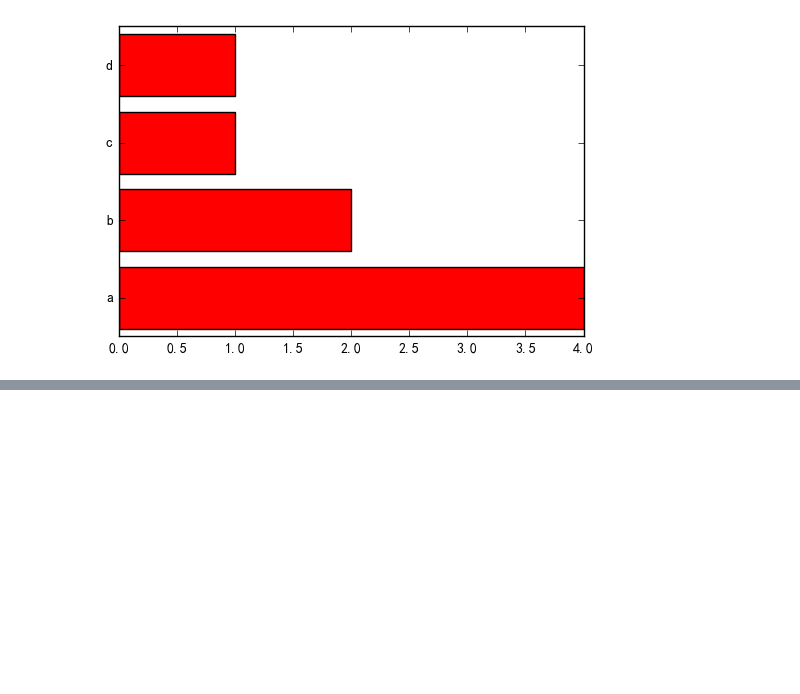
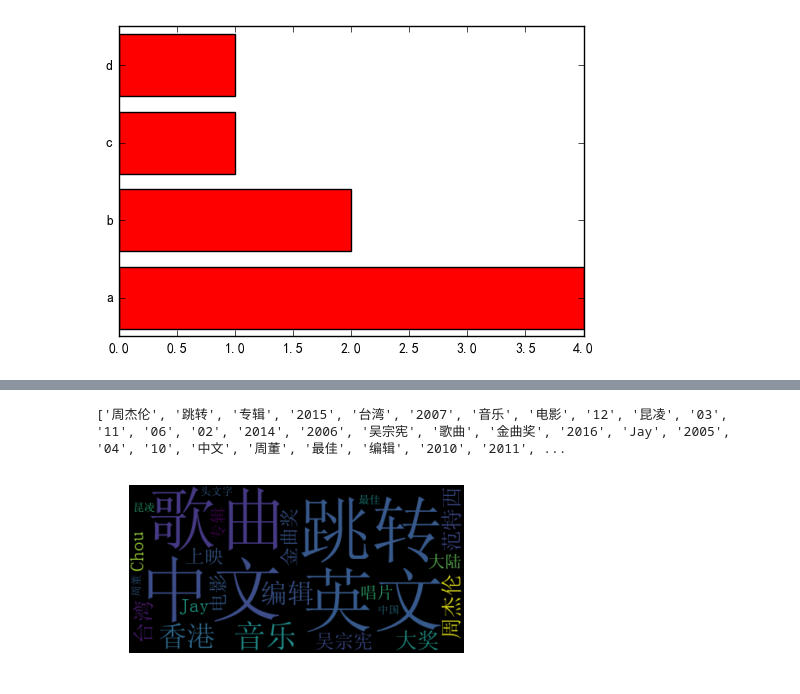
Before and after one commit to xuzuoyang/MyNotebook, a Jupyter notebook: PlotTest.ipynb, the cells around one changed output, grey strips where cells are left out. Drawn from its saved outputs; the diff is of its cells as text; code cells hidden in the pictures; blank space fills up the shorter version.

```diff
--- a/PlotTest.ipynb
+++ b/PlotTest.ipynb
@@ -435,0 +451,24 @@ plt.show()
+# %%
+import jieba.analyse
+import matplotlib.pyplot as plt
+from wordcloud import WordCloud
+
+with open('/home/xuzuoyang/jay.txt', 'r') as f:
+    text = f.read()
+    text = ' '.join(jieba.cut(text))
+    jieba.analyse.set_stop_words('/home/xuzuoyang/stopwords.txt')
+    tags=jieba.analyse.extract_tags(text, topK = 50, withWeight = False, allowPOS = ())
+    # sentence:待提取的文本。
+    # topK:返回几个 TF/IDF 权重最大的关键词，默认值为20。
+    # withWeight:是否一并返回关键词权重值，默认值为False。
+    # allowPOS:仅包括指定词性的词，默认值为空，即不进行筛选。
+    print(tags)
+
+wordcloud = WordCloud('/home/xuzuoyang/Downloads/simsun.ttf').generate(' '.join(tags))
+
+plt.imshow(wordcloud, interpolation='bilinear')
+plt.axis('off')
+plt.show()
+# %% [output]
+['周杰伦', '跳转', '专辑', '2015', '台湾', '2007', '音乐', '电影', '12', '昆凌', '03', '11', '06', '02', '2014', '2006', '吴宗宪', '歌曲', '金曲奖', '2016', 'Jay', '2005', '04', '10', '中文', '周董', '最佳', '编辑', '2010', '2011', ...
+[figure, added]
```
Also changed, not shown: parts of 2 cells of this notebook, 2 other files.
